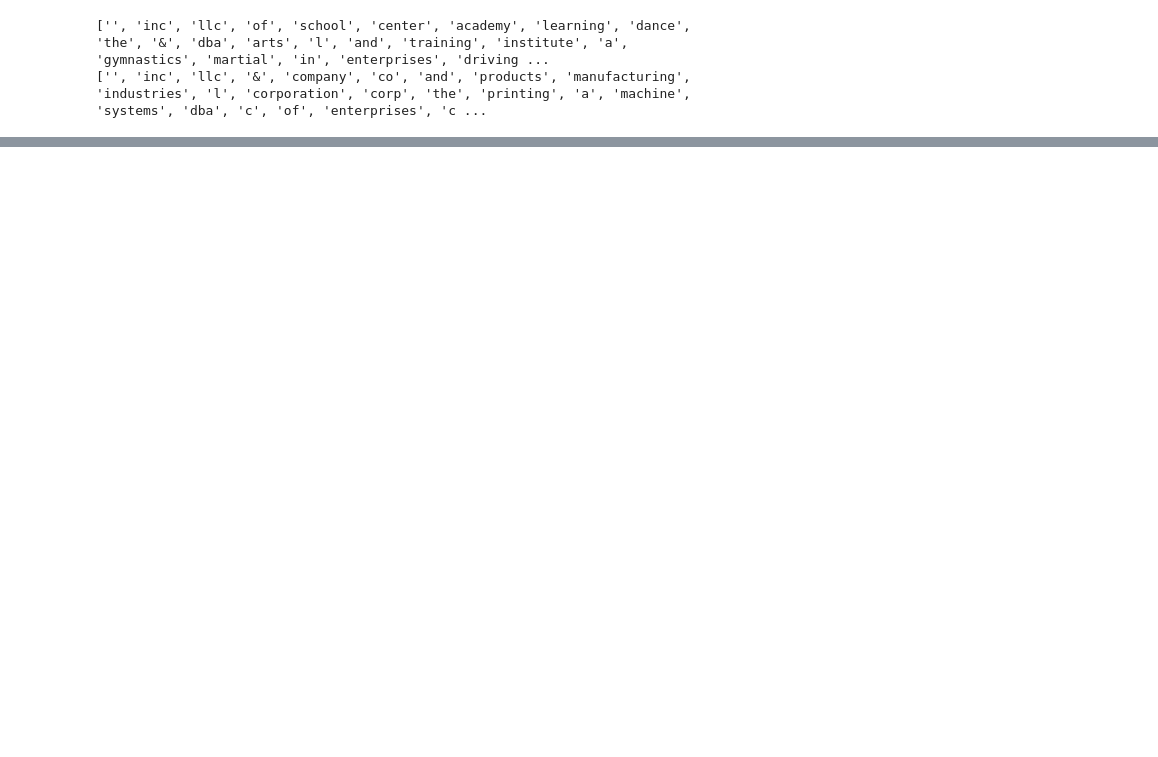
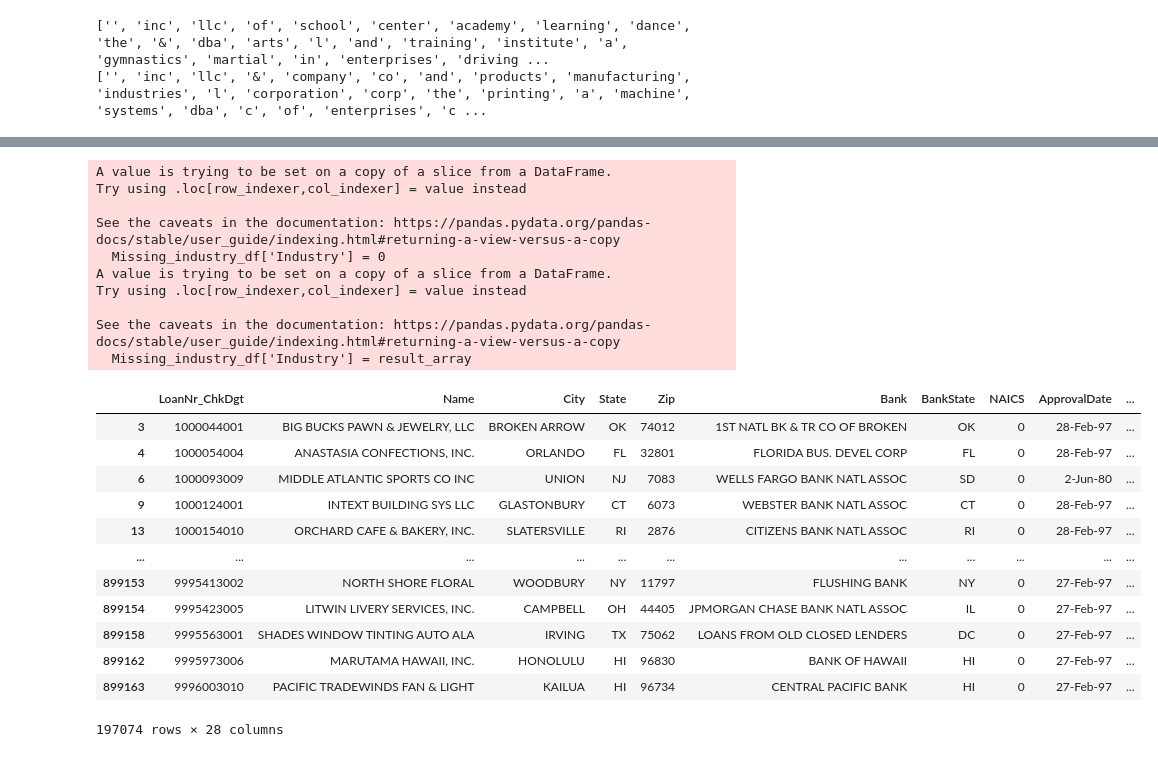
Before and after one commit to CIV2T1PEY/CIV1498-Group-Project, a Jupyter notebook: Python Part 2.ipynb, the cells around one changed output, grey strips where cells are left out. Cells and saved outputs as stored; diff of their text form; code cells hidden in the pictures; blank space fills up the shorter version.

```diff
--- a/Python Part 2.ipynb
+++ b/Python Part 2.ipynb
@@ -297,0 +488,32 @@ industry_name_words_revised
+# %%
+Missing_industry_df = SBA_Loan[SBA_Loan['NAICS'] == 0]
+#Missing_industry_df['Industry'] = No_missing_industry_df['Industry'].apply(lambda x: industry_identifier(x,NAICS_DF))
+Missing_industry_df['Industry'] = 0
+Missing_industry_df['Industry'] = result_array
+
+Missing_industry_df = Missing_industry_df[Missing_industry_df['Industry'] == '0']
+Missing_industry_df
+# %% [output]
+A value is trying to be set on a copy of a slice from a DataFrame.
+Try using .loc[row_indexer,col_indexer] = value instead
+
+See the caveats in the documentation: https://pandas.pydata.org/pandas-docs/stable/user_guide/indexing.html#returning-a-view-versus-a-copy
+  Missing_industry_df['Industry'] = 0
+A value is trying to be set on a copy of a slice from a DataFrame.
+Try using .loc[row_indexer,col_indexer] = value instead
+
+See the caveats in the documentation: https://pandas.pydata.org/pandas-docs/stable/user_guide/indexing.html#returning-a-view-versus-a-copy
+  Missing_industry_df['Industry'] = result_array
+|  | LoanNr_ChkDgt | Name | City | State | Zip | Bank | BankState | NAICS | ApprovalDate | ... |
+| 3 | 1000044001 | BIG BUCKS PAWN & JEWELRY, LLC | BROKEN ARROW | OK | 74012 | 1ST NATL BK & TR CO OF BROKEN | OK | 0 | 28-Feb-97 | ... |
+| 4 | 1000054004 | ANASTASIA CONFECTIONS, INC. | ORLANDO | FL | 32801 | FLORIDA BUS. DEVEL CORP | FL | 0 | 28-Feb-97 | ... |
+| 6 | 1000093009 | MIDDLE ATLANTIC SPORTS CO INC | UNION | NJ | 7083 | WELLS FARGO BANK NATL ASSOC | SD | 0 | 2-Jun-80 | ... |
+| 9 | 1000124001 | INTEXT BUILDING SYS LLC | GLASTONBURY | CT | 6073 | WEBSTER BANK NATL ASSOC | CT | 0 | 28-Feb-97 | ... |
+| 13 | 1000154010 | ORCHARD CAFE & BAKERY, INC. | SLATERSVILLE | RI | 2876 | CITIZENS BANK NATL ASSOC | RI | 0 | 28-Feb-97 | ... |
+| ... | ... | ... | ... | ... | ... | ... | ... | ... | ... | ... |
+| 899153 | 9995413002 | NORTH SHORE FLORAL | WOODBURY | NY | 11797 | FLUSHING BANK | NY | 0 | 27-Feb-97 | ... |
+| 899154 | 9995423005 | LITWIN LIVERY SERVICES, INC. | CAMPBELL | OH | 44405 | JPMORGAN CHASE BANK NATL ASSOC | IL | 0 | 27-Feb-97 | ... |
+| 899158 | 9995563001 | SHADES WINDOW TINTING AUTO ALA | IRVING | TX | 75062 | LOANS FROM OLD CLOSED LENDERS | DC | 0 | 27-Feb-97 | ... |
+| 899162 | 9995973006 | MARUTAMA HAWAII, INC. | HONOLULU | HI | 96830 | BANK OF HAWAII | HI | 0 | 27-Feb-97 | ... |
+| 899163 | 9996003010 | PACIFIC TRADEWINDS FAN & LIGHT | KAILUA | HI | 96734 | CENTRAL PACIFIC BANK | HI | 0 | 27-Feb-97 | ... |
+197074 rows × 28 columns
```
Also changed, not shown: parts of 20 cells of this notebook, 2 other files.
